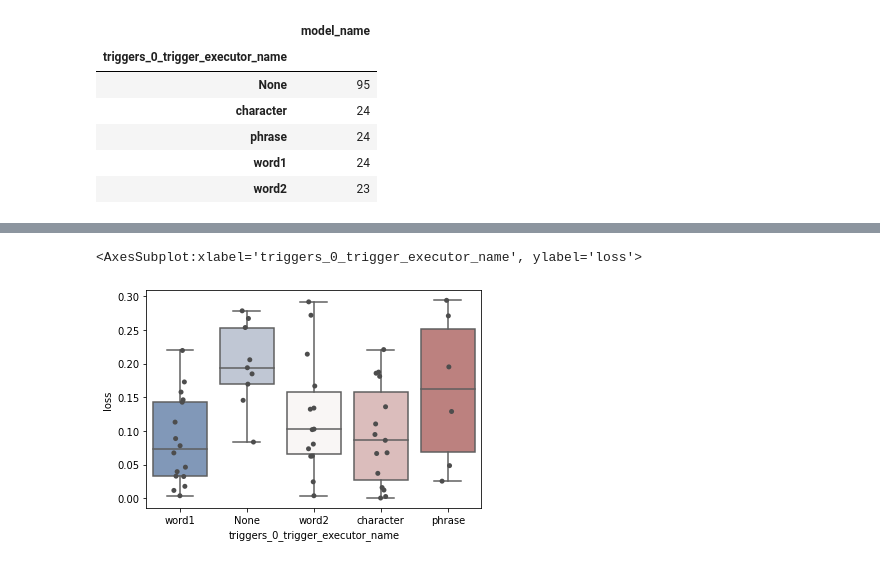
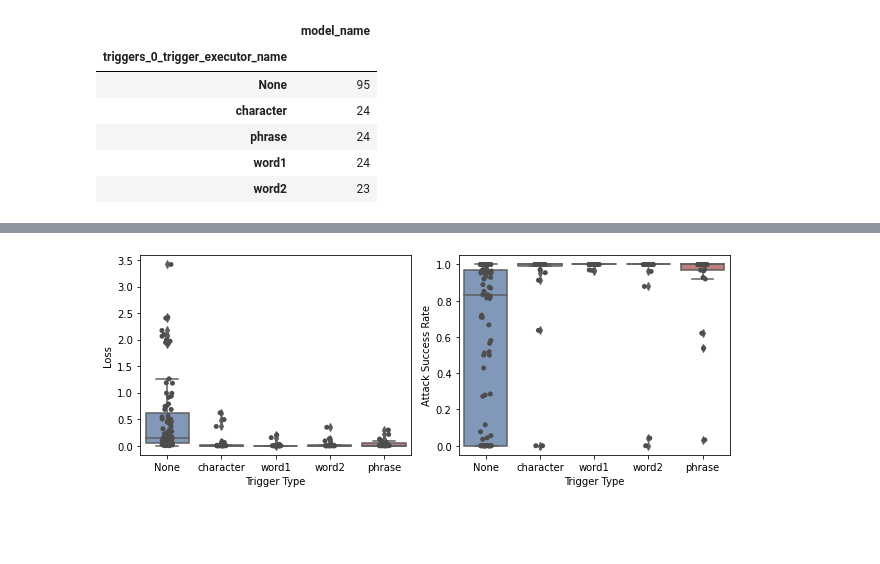
Before and after one commit to utrerf/TrojAI, a Jupyter notebook: NLP/round7/results_plots.ipynb, the cells around one changed output, grey strips where cells are left out. Drawn from its saved outputs; the diff is of its cells as text; code cells hidden in the pictures; blank space fills up the shorter version.

```diff
--- a/NLP/round7/results_plots.ipynb
+++ b/NLP/round7/results_plots.ipynb
@@ -12,7 +12,7 @@ import matplotlib.pyplot as plt
 pd.set_option('display.max_columns', None)
 # %%
 TRAINING_DATA_PATH = '/scratch/data/TrojAI/round7-train-dataset/'
-RESULTS = 'results_4_triggers_4_candidates_jul7'
+RESULTS = 'results'
 
 def get_metadata():
     metadata = pd.read_csv(join(TRAINING_DATA_PATH, 'METADATA.csv'))
@@ -22,7 +22,10 @@ def get_metadata():
 def get_trigger_text(model_name):
     with open (join(TRAINING_DATA_PATH, 'models', model_name, 'config.json')) as json_file:
         config = json.load(json_file)
-    return config['triggers'][0]['trigger_executor']['trigger_text']
+    key = ''
+    for k in config['triggers'][0]['trigger_executor'].keys():
+        if 'trigger_text' in k:
+            return config['triggers'][0]['trigger_executor'][k]
 
 
 def get_trigger_source_and_target(model_name):
@@ -82,10 +85,18 @@ def get_entry_with_min_loss(x):
     loss = x['loss']
     asr = x['trigger_asr']
     min_loss = min_loss_df[min_loss_df['model_name'] == model_name]['loss']
-    x['mask'] = ((loss==min_loss).item()) & (asr>asr_threshold)
+    # x['mask'] = ((loss==min_loss).item()) & (asr>asr_threshold)
+    x['mask'] = ((loss==min_loss).item())
     return x
 
 df_filtered = df_filtered.apply(get_entry_with_min_loss, axis=1)
 # df_original_merged['mask']
 df_filtered = df_filtered[df_filtered['mask']]
 df_filtered
+
+df_filtered['trigger_type'] = pd.Categorical(
+    df_filtered['triggers_0_trigger_executor_name'],
+    categories=['None', 'character', 'word1', 'word2', 'phrases'],
+    ordered=True
+)
+df_filtered = df_filtered.sort_values('trigger_type')
@@ -110,5 +130,4 @@ df_filtered
 # %%
-df_filtered = df_filtered.sort_values('triggers_0_trigger_executor_name')
 sns.boxplot(data=df_filtered, x='triggers_0_trigger_executor_name', y='loss', hue='embedding')
 # sns.stripplot(data=df_filtered, y='loss', x='triggers_0_trigger_executor_name', hue='triggers_0_global_trigger')
 plt.xlabel('Trigger Type')
@@ -119,7 +138,6 @@ plt.savefig('boxplot_two_trigger_asr>90pct_min_loss.jpg', dpi=2000)
 # %%
-df_filtered = df_filtered.sort_values('triggers_0_trigger_executor_name')
 sns.boxplot(data=df_filtered, x='triggers_0_trigger_executor_name', y='trigger_asr', hue='embedding')
 plt.xlabel('Trigger Type')
-plt.ylabel('Loss')
+plt.ylabel('ASR')
 # plt.savefig('boxplot_two_trigger_asr>90pct_min_loss.jpg', dpi=2000)
 # %% [output]
@@ -206,11 +190,24 @@ sns.boxplot(data=test, y='loss', x='triggers_0_trigger_executor_name')
 # %%
-fig, ax = plt.subplots(1,1)
-sns.boxplot(data=prediction_df, y='loss', x='triggers_0_trigger_executor_name', ax=ax, palette='vlag')
-sns.stripplot(data=prediction_df, y='loss', x='triggers_0_trigger_executor_name', ax=ax, color=".3")
-# plt.savefig('trigger_inversion_two_tokens.jpg', dpi=2000)
+
+
+fig, axs = plt.subplots(1,2, figsize=(9,3.5))
+ax=axs[0]
+sns.boxplot(data=df_filtered, y='loss', x='triggers_0_trigger_executor_name', ax=ax, palette='vlag')
+sns.stripplot(data=df_filtered, y='loss', x='triggers_0_trigger_executor_name', ax=ax, color=".3")
+ax.set_ylabel('Loss')
+
+ax=axs[1]
+sns.boxplot(data=df_filtered, y='trigger_asr', x='triggers_0_trigger_executor_name', ax=ax, palette='vlag')
+sns.stripplot(data=df_filtered, y='trigger_asr', x='triggers_0_trigger_executor_name', ax=ax, color=".3")
+ax.set_ylabel('Attack Success Rate')
+
+for ax in axs:
+    ax.set_xlabel('Trigger Type')
+
+plt.tight_layout()
+plt.savefig('trigger_inversion_two_tokens.jpg', dpi=2000)
 # %% [output]
-<AxesSubplot:xlabel='triggers_0_trigger_executor_name', ylabel='loss'>
-[figure, old version]
+[figure, new version]
 # %%
 fig, ax = plt.subplots(1,1)
 sns.boxplot(data=prediction_df, y='loss', x='poisoned', ax=ax, palette='vlag')
```
Also changed, not shown: parts of 22 cells of this notebook, 4 other files.
